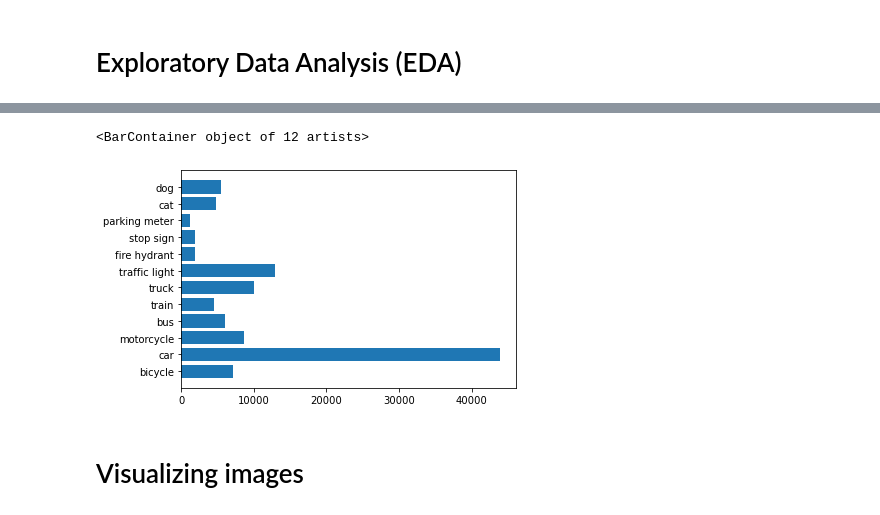
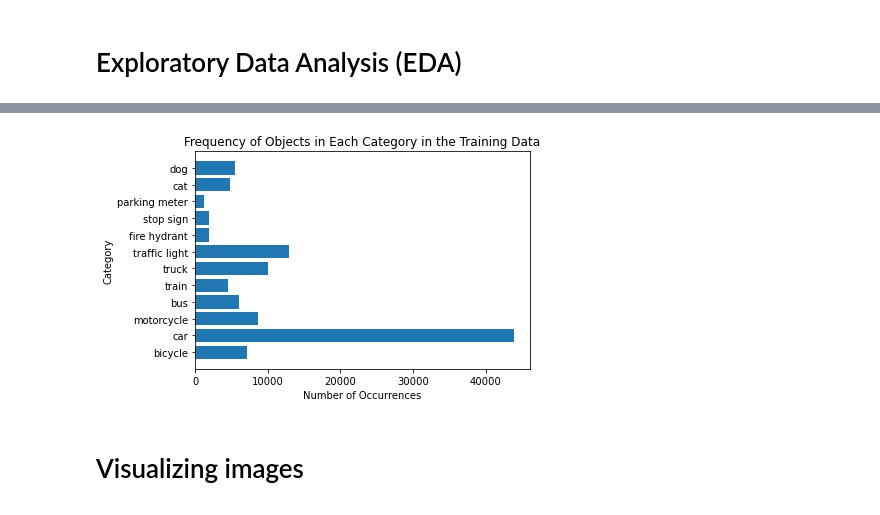
Before and after one commit to COGS118A/Group048-Sp22, a Jupyter notebook: Checkpoint_group048.ipynb, the cells around one changed output, grey strips where cells are left out. Saved outputs shown, nothing was run; the diff lists cells and outputs as text; code cells hidden in the pictures.

```diff
--- a/Checkpoint_group048.ipynb
+++ b/Checkpoint_group048.ipynb
@@ -109,10 +129,12 @@ plt.barh(y=cat_names, width=xs)
 xs_without_person = xs[1:]
 cat_names_without_person = cat_names[1:]
-# %%
-plt.barh(y=cat_names_without_person, width=xs_without_person)
-# %% [output]
-<BarContainer object of 12 artists>
-[figure, removed]
+# %%
+plt.barh(y=cat_names_without_person, width=xs_without_person)
+plt.ylabel('Category')
+plt.xlabel('Number of Occurrences')
+plt.title('Frequency of Objects in Each Category in the Training Data');
+# %% [output]
+[figure, added]
 # %% [markdown]
 # Visualizing images
 # %%
```
Also changed, not shown: parts of 18 cells of this notebook.
